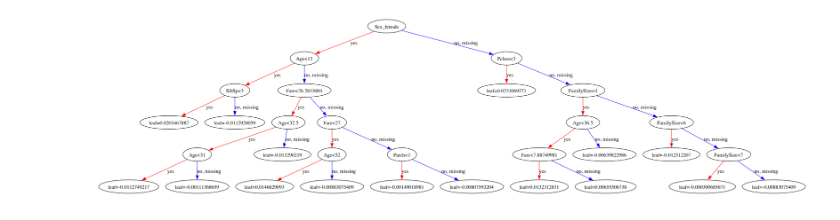
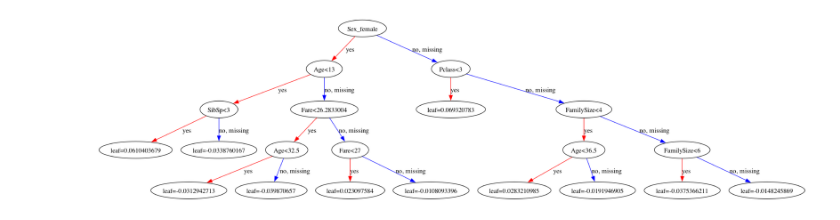
Before and after one commit to bsgreenb/math-tools, a Jupyter notebook: ml/kaggle/titanic/titanic.ipynb, the cells around one changed output. Saved outputs shown, nothing was run; the diff lists cells and outputs as text; code cells hidden in the pictures.

Commit message:
Try straight up RandomizedSearchCV

```diff
--- a/ml/kaggle/titanic/titanic.ipynb
+++ b/ml/kaggle/titanic/titanic.ipynb
@@ -7,29 +7,6 @@ from matplotlib.pylab import rcParams
 from sklearn.model_selection import RandomizedSearchCV, train_test_split
 from sklearn.base import BaseEstimator, TransformerMixin
 from sklearn.impute import SimpleImputer
-
-# See https://www.kaggle.com/code/ccastleberry/titanic-cabin-features
-# def add_cabin_data(data):
-#     data['Deck'] = data['Cabin'].str.slice(0,1)
-#     data['Room'] = data['Cabin'].str.slice(1,5).str.extract("([0-9]+)", expand=False).astype("float")
-
-# def get_title(name):
-#     if "." in name:
-#         return name.split(",")[1].split(".")[0].strip()
-#     else:
-#         return "Unknown"
-
-# def title_map(title):
-#     if title in ["Mr"]:
-#         return 1
-#     elif title in ["Master"]:
-#         return 3
-#     elif title in ["Ms", "Mlle", "Miss"]:
-#         return 4
-#     elif title in ["Mme","Mrs"]:
-#         return 5
-#     else:
-#         return 2
 
 def feature_engineer(data):
     data['Embarked'].fillna(data['Embarked'].mode()[0], inplace = True)
@@ -57,23 +34,13 @@ def eng_age(data):
     data.loc[(data.Age.isnull())&(data.Title=='Miss'),'Age']= data.Age[data.Title=="Miss"].mean()
     data.loc[(data.Age.isnull())&(data.Title=='Other'),'Age']= data.Age[data.Title=="Other"].mean()
 
-#TODO: possibly do Embarked and Fare filling https://www.kaggle.com/code/nicapotato/titanic-feature-engineering
-    #TODO: possibly df['Embarked'] = df['Embarked'].map( {'Q': 0, 'S': 1, 'C': 2} ).astype(int)
-
-
 train_data = pd.read_csv('train.csv')
 feature_engineer(train_data)
 
 train_data.info()
 
-# add_cabin_data(train_data)
-
-
 test_data = pd.read_csv('test.csv')
 feature_engineer(test_data)
-
-# add_cabin_data(test_data)
-
 
 features = ['Pclass', 'Sex', 'Age', 'SibSp', 'Parch', 'FamilySize', 'Fare', 'Embarked']
 
@@ -85,49 +52,23 @@ X_test = test_data[features]
 X_train = pd.get_dummies(X_train)
 X_test = pd.get_dummies(X_test)
 
-X_train, X_valid, y_train, y_valid = train_test_split(X_train, y_train, stratify=y_train, random_state=1)
+param_distributions = {
+    'max_depth': [4,5,6],
+    'learning_rate': [.01,.03,.05],
+    'n_estimators': [300, 600, 900],
+}
 
-# hyperparameter_grid = {
-#     'max_depth': [3,6],
-#     'learning_rate': [.01],
-#     'n_estimators': [50, 100, 500,1000],
-#     'subsample': [.3, 0.7, 1],
-#     'min_child_weight': range(1,13,2),
-#     'colsample_bytree': [i/100.0 for i in range (60, 100, 5)],
-#     'reg_alpha': [0, 0.005, 0.01, 0.05, .1]
-# }
+model = xgb.XGBClassifier(random_state=1)
 
-model = xgb.XGBClassifier(early_stopping_rounds=5, max_depth=4, learning_rate=.01, n_estimators=1000, random_state=1)
-
-# random_cv = RandomizedSearchCV(model, param_distributions=hyperparameter_grid, cv=5, n_iter=50)
-# random_cv.fit(X_train, y_train)
-
-# print(random_cv.best_params_)
-# best_model = random_cv.best_estimator_
-best_model = model.fit(X_train, y_train, eval_set=[(X_valid, y_valid)])
+clf = RandomizedSearchCV(model, param_distributions=param_distributions, cv=5)
+clf.fit(X_train, y_train)
+print(clf.best_params_)
+best_model = clf.best_estimator_
 
 y_train_pred = best_model.predict(X_train)
 
 train_accuracy = accuracy_score(y_train, y_train_pred)
 print("Train accuracy: " + str(train_accuracy))
-
-y_valid_pred = best_model.predict(X_valid)
-valid_accuracy = accuracy_score(y_valid, y_valid_pred)
-print("Validation accuracy: " + str(valid_accuracy))
-
-big_X_train = pd.concat([X_train, X_valid])
-big_y_train = pd.concat([y_train, y_valid])
-
-model=xgb.XGBClassifier(max_depth=4, learning_rate=.01, n_estimators=300, random_state=1)
-best_model = model.fit(big_X_train, big_y_train)
-big_y_train_pred = best_model.predict(big_X_train)
-big_train_accuracy = accuracy_score(big_y_train, big_y_train_pred)
-print("Big train accuracy: " + str(big_train_accuracy))
-
-y_valid_pred = best_model.predict(X_valid)
-big_valid_accuracy = accuracy_score(y_valid, y_valid_pred)
-print("Validation (big train) accuracy: " + str(big_valid_accuracy))
-
 
 rcParams['figure.figsize'] = 80,50
 plot_tree(best_model, fontsize=12)
@@ -156 +97 @@ Validation (big train) accuracy: 0.852017937219731
-[figure, old version]
+[figure, new version]
```
Also changed, not shown: parts of 2 cells of this notebook, 1 other file.
